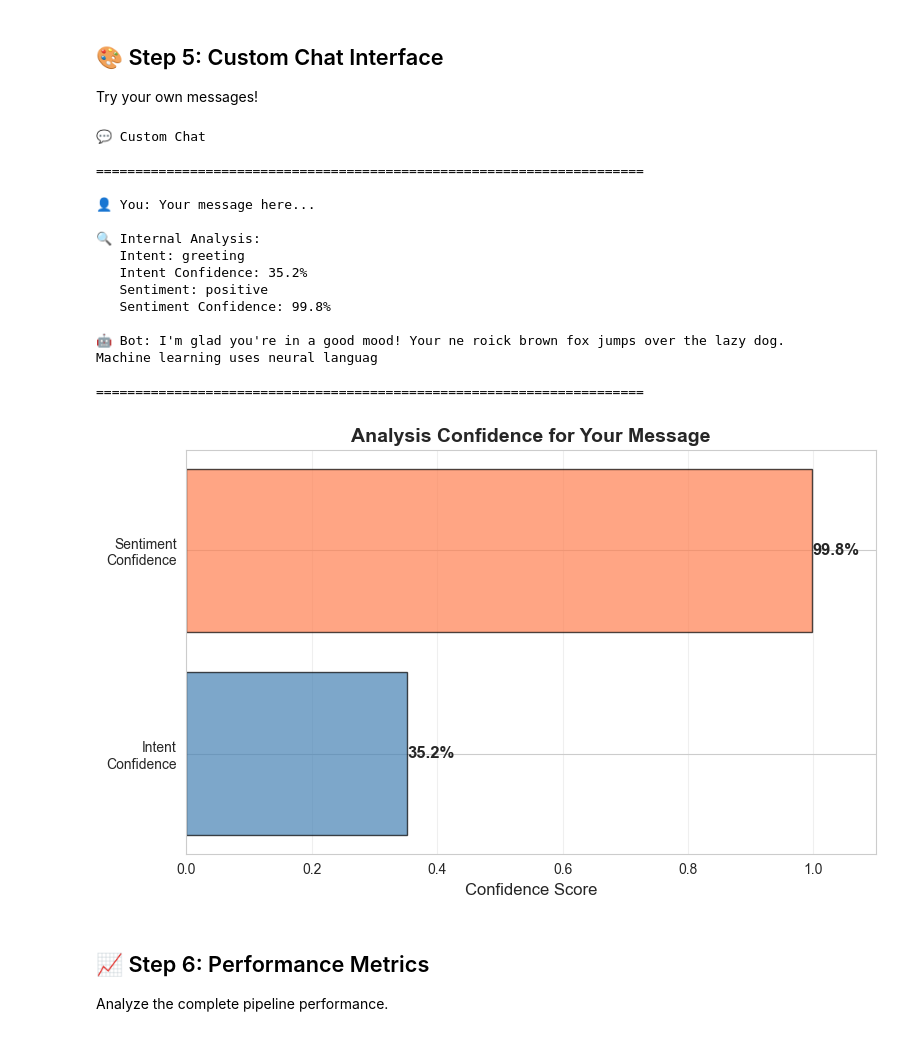
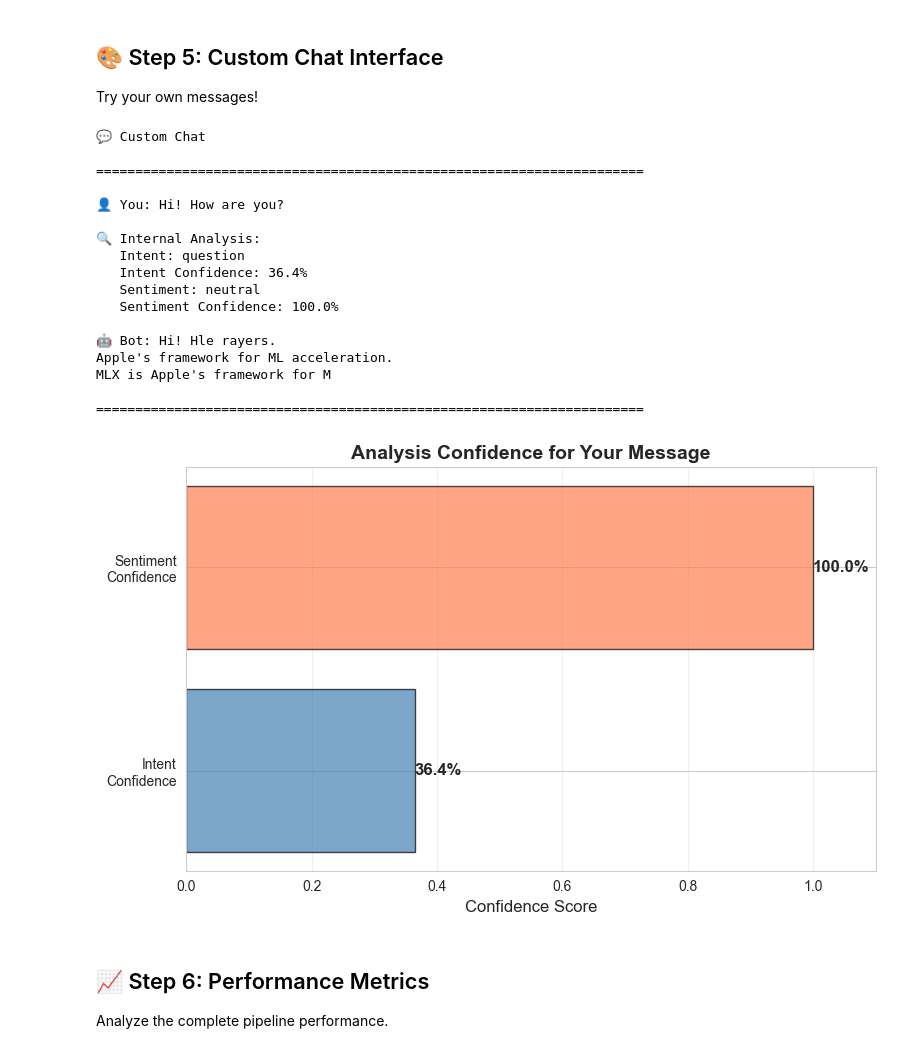
Before and after one commit to theRealMarkCastillo/apple-mlx-tutorial, a Jupyter notebook: notebooks/04_Complete_Pipeline.ipynb, the cells around one changed output. Saved outputs shown, nothing was run; the diff lists cells and outputs as text; code cells hidden in the pictures.

```diff
--- a/notebooks/04_Complete_Pipeline.ipynb
+++ b/notebooks/04_Complete_Pipeline.ipynb
@@ -589,7 +605,7 @@ plt.show()
 Try your own messages!
 # %%
 # YOUR CUSTOM MESSAGE
-custom_message = "Your message here..."
+custom_message = "Hi! How are you?"
 
 # Process
 result = chatbot.process(custom_message)
@@ -611,41 +627,42 @@ fig, ax = plt.subplots(figsize=(8, 5))
 metrics = ['Intent\nConfidence', 'Sentiment\nConfidence']
 values = [result['intent_confidence'], result['sentiment_confidence']]
 colors_viz = ['steelblue', 'coral']
 
 bars = ax.barh(metrics, values, color=colors_viz, edgecolor='black', alpha=0.7)
 
 # Add value labels
 for bar, val in zip(bars, values):
     width = bar.get_width()
     ax.text(width, bar.get_y() + bar.get_height()/2.,
            f'{val:.1%}',
            ha='left', va='center', fontsize=12, fontweight='bold')
 
 ax.set_xlim([0, 1.1])
 ax.set_xlabel('Confidence Score', fontsize=12)
 ax.set_title('Analysis Confidence for Your Message', fontsize=14, fontweight='bold')
 ax.grid(axis='x', alpha=0.3)
 
 plt.tight_layout()
 plt.show()
 # %% [output]
 💬 Custom Chat
 
 ======================================================================
 
-👤 You: Your message here...
+👤 You: Hi! How are you?
 
 🔍 Internal Analysis:
-   Intent: greeting
-   Intent Confidence: 35.2%
-   Sentiment: positive
-   Sentiment Confidence: 99.8%
+   Intent: question
+   Intent Confidence: 36.4%
+   Sentiment: neutral
+   Sentiment Confidence: 100.0%
 
-🤖 Bot: I'm glad you're in a good mood! Your ne roick brown fox jumps over the lazy dog.
-Machine learning uses neural languag
+🤖 Bot: Hi! Hle rayers.
+Apple's framework for ML acceleration.
+MLX is Apple's framework for M
 
 ======================================================================
-[figure, old version]
+[figure, new version]
 # %% [markdown]
 ## 📈 Step 6: Performance Metrics
 
```
Also changed, not shown: parts of 8 cells of this notebook, 11 other files.
